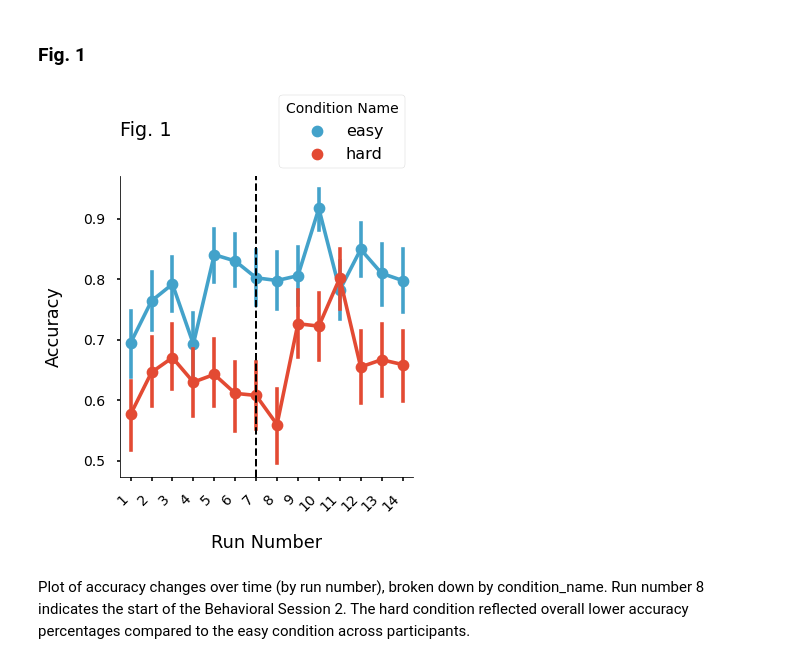
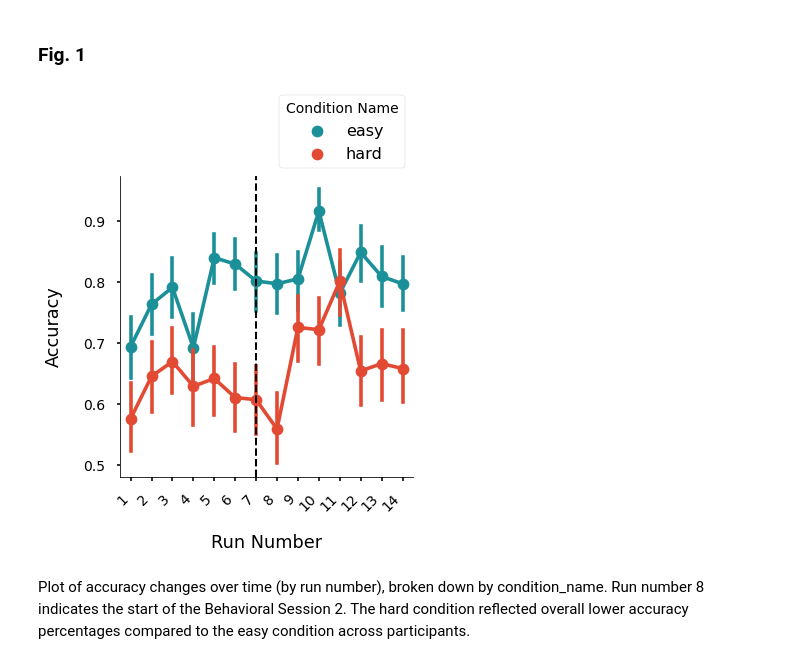
Before and after one commit to maedbhk/action_prediction, a Jupyter notebook: notebooks/1.0-mk-social_prediction-sl-poster.ipynb, the cells around one changed output. Cells and saved outputs as stored; diff of their text form; code cells hidden in the pictures.

```diff
--- a/notebooks/1.0-mk-social_prediction-sl-poster.ipynb
+++ b/notebooks/1.0-mk-social_prediction-sl-poster.ipynb
@@ -100,10 +102,10 @@ Measure accuracy, proportion correct response to our social prediction video cli
 # %%
 #visualize accuracy across runs
 fig1 = vis.plot_acc(dataframe=df_behav, x='run_num',
-                    hue= 'condition_name', hue_order = ['easy', 'hard'], palette = ['#43a2ca', '#e34a33'],
-                    x_title= "Run Number", legend_title = "Condition Name", fig_title = 'Fig. 1', save_title = 'posterfig1.png')
+                    hue= 'condition_name', hue_order = ['easy', 'hard'], palette = ['#1c9099', '#e34a33'],
+                    x_title= "Run Number", legend_title = "Condition Name", save_title = 'posterfig1.png')
 # %% [output]
-[figure, old version]
+[figure, new version]
 # %% [markdown]
 Plot of accuracy changes over time (by run number), broken down by condition_name. Run number 8 indicates the start of the Behavioral Session 2. The hard condition reflected overall lower accuracy percentages compared to the easy condition across participants.
 # %% [markdown]
```
Also changed, not shown: parts of 5 cells of this notebook, 8 other files.
